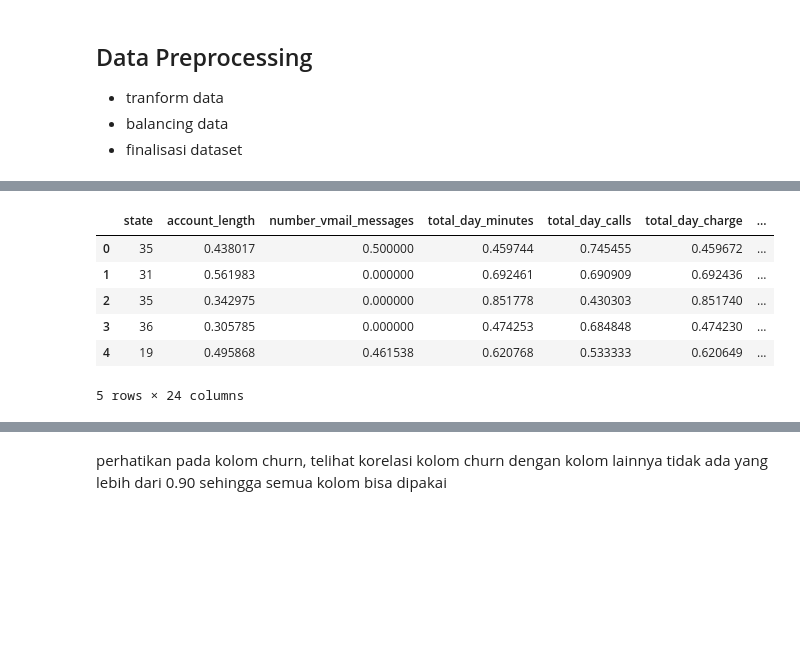
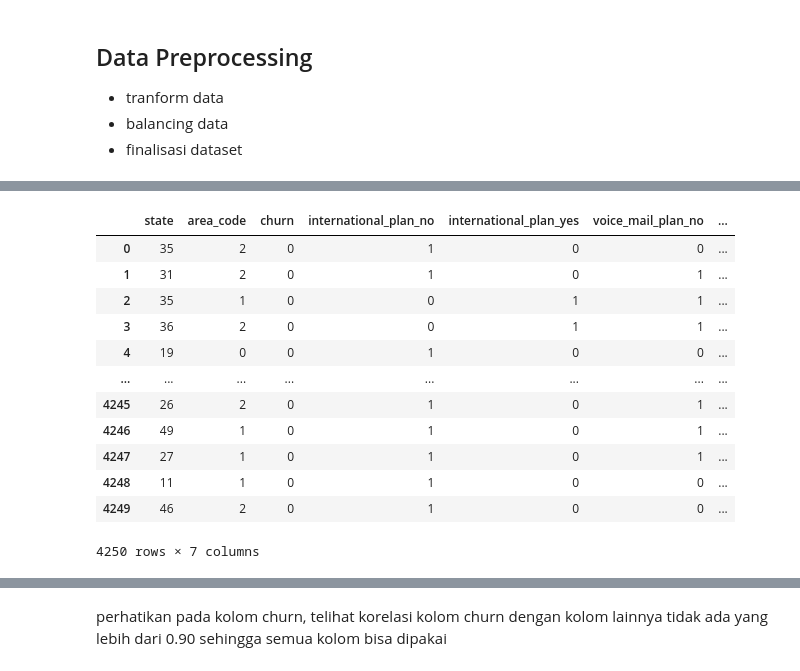
Before and after one commit to tiktikiv/Portofolio-Ivani, a Jupyter notebook: Customer_Churn/Customer_Churn_Classification(FGAxBinar).ipynb, the cells around one changed output, grey strips where cells are left out. Saved outputs shown, nothing was run; the diff lists cells and outputs as text; code cells hidden in the pictures; blank space fills up the shorter version.

```diff
--- a/Customer_Churn/Customer_Churn_Classification(FGAxBinar).ipynb
+++ b/Customer_Churn/Customer_Churn_Classification(FGAxBinar).ipynb
@@ -260,16 +271,26 @@ data_train.iloc[:, [0,16,17,18,19,20,21,22,23]]
+# %%
+# cek hasil encoding
+data_train[['state','area_code', 'churn',
+            'international_plan_no',	'international_plan_yes',
+            'voice_mail_plan_no',	'voice_mail_plan_yes']]
+# %% [output]
+|  | state | area_code | churn | international_plan_no | international_plan_yes | voice_mail_plan_no | ... |
+| 0 | 35 | 2 | 0 | 1 | 0 | 0 | ... |
+| 1 | 31 | 2 | 0 | 1 | 0 | 1 | ... |
+| 2 | 35 | 1 | 0 | 0 | 1 | 1 | ... |
+| 3 | 36 | 2 | 0 | 0 | 1 | 1 | ... |
+| 4 | 19 | 0 | 0 | 1 | 0 | 0 | ... |
+| ... | ... | ... | ... | ... | ... | ... | ... |
+| 4245 | 26 | 2 | 0 | 1 | 0 | 1 | ... |
+| 4246 | 49 | 1 | 0 | 1 | 0 | 1 | ... |
+| 4247 | 27 | 1 | 0 | 1 | 0 | 1 | ... |
+| 4248 | 11 | 1 | 0 | 1 | 0 | 0 | ... |
+| 4249 | 46 | 2 | 0 | 1 | 0 | 0 | ... |
+4250 rows × 7 columns
 # %%
+#@title Jalankan Forms Ini Untuk Normalisasi Data
 # normalisasi data
 name = numerikal
 for i in range(len(numerikal)):
   data_train[name[i]] = MinMaxScaler().fit_transform(data_train[name[i]].values.reshape(len(data_train), 1))
-
-data_train.head()
-# %% [output]
-|  | state | account_length | number_vmail_messages | total_day_minutes | total_day_calls | total_day_charge | ... |
-| 0 | 35 | 0.438017 | 0.500000 | 0.459744 | 0.745455 | 0.459672 | ... |
-| 1 | 31 | 0.561983 | 0.000000 | 0.692461 | 0.690909 | 0.692436 | ... |
-| 2 | 35 | 0.342975 | 0.000000 | 0.851778 | 0.430303 | 0.851740 | ... |
-| 3 | 36 | 0.305785 | 0.000000 | 0.474253 | 0.684848 | 0.474230 | ... |
-| 4 | 19 | 0.495868 | 0.461538 | 0.620768 | 0.533333 | 0.620649 | ... |
-5 rows × 24 columns
 # %%
```
Also changed, not shown: parts of 20 cells of this notebook.
